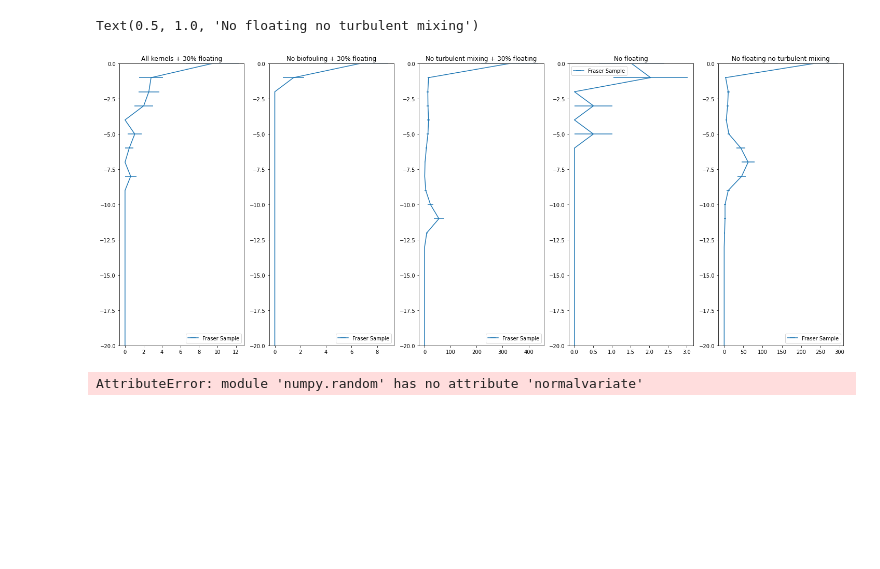
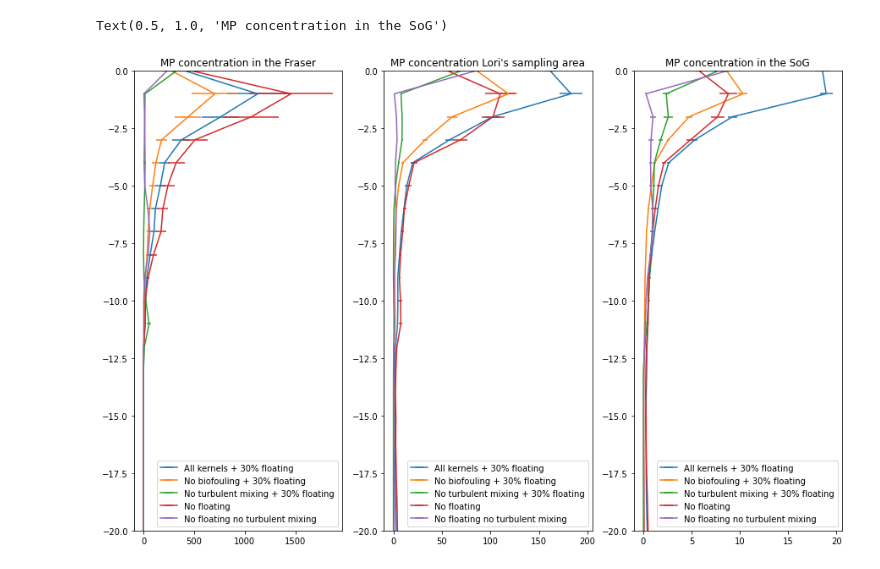
Before and after one commit to SalishSeaCast/analysis-jose, a Jupyter notebook: notebooks/parcels/Remote/Fibres/concentration.ipynb, the cells around one changed output. Drawn from its saved outputs; the diff is of its cells as text; code cells hidden in the pictures; blank space fills up the shorter version.

Commit message:
turbulent working

```diff
--- a/notebooks/parcels/Remote/Fibres/concentration.ipynb
+++ b/notebooks/parcels/Remote/Fibres/concentration.ipynb
@@ -116,4 +146,34 @@ def get_area(latmin,latmax,lonmin,lonmax, conc):
         SD.append(np.std(values)/np.sqrt(Len))
         #print(SD)
     return Mean,SD
+# %%
+def MP_measur(ax,RES):
+    Fraser_MP = RES.iloc[:,[1,7,13,19,25]]
+    Fraser_SE = RES.iloc[:,[2,8,14,20,26]]
+    Lori_MP = RES.iloc[:,[3,9,15,21,27]]
+    Lori_SE = RES.iloc[:,[4,10,16,22,28]]
+    SoG_MP = RES.iloc[:,[5,11,17,23,29]]
+    SoG_SE = RES.iloc[:,[6,12,18,24,30]]
+    label = ['All kernels + 30% floating','No biofouling + 30% floating','No turbulent mixing + 30% floating','No floating','No floating no turbulent mixing']
+    for i in range(5):
+        ax[1].errorbar(Lori_MP.iloc[:,i], -z, xerr = Lori_SE.iloc[:,i],label=label[i])
+        ax[0].errorbar(Fraser_MP.iloc[:,i], -z, xerr = Fraser_SE.iloc[:,i],label=label[i])
+        ax[2].errorbar(SoG_MP.iloc[:,i], -z, xerr = SoG_SE.iloc[:,i],label=label[i])
+    ax[0].legend()
+    ax[1].legend()
+    ax[2].legend()
+    ax[0].set_ylim(-20,0)
+    ax[1].set_ylim(-20,0)
+    ax[2].set_ylim(-20,0)
+    return
+# %%
+RES = pd.read_csv('results.csv')
+fig,axs=plt.subplots(1,3,figsize=(15,10))
+MP_measur(axs,RES)
+axs[0].set_title('MP concentration in the Fraser')
+axs[1].set_title("MP concentration Lori's sampling area")
+axs[2].set_title('MP concentration in the SoG')
+# %% [output]
+Text(0.5, 1.0, 'MP concentration in the SoG')
+[figure, added]
 # %%
@@ -130,15 +194,0 @@ def MP_measure(ax,conc):
-# %%
-fig,axs=plt.subplots(1,5,figsize=(25,10))
-MP_measure(axs[0],conc)
-MP_measure(axs[1],conc1)
-MP_measure(axs[2],conc2)
-MP_measure(axs[3],conc3)
-MP_measure(axs[4],conc4)
-axs[0].set_title('All kernels + 30% floating')
-axs[1].set_title('No biofouling + 30% floating')
-axs[2].set_title('No turbulent mixing + 30% floating')
-axs[3].set_title('No floating')
-axs[4].set_title('No floating no turbulent mixing')
-# %% [output]
-Text(0.5, 1.0, 'No floating no turbulent mixing')
-[figure, removed]
@@ -145,9 +210,7 @@ Text(0.5, 1.0, 'No floating no turbulent mixing')
 # %%
-dW = np.random.normalvariate(0, sqrt(particle.dt))
-wprime = Kzdz + (sqrt(2*Kz)*dW)/particle.dt
-dzp = wprime*particle.dt
+# dW = np.random.normalvariate(0, sqrt(particle.dt))
+# wprime = Kzdz + (sqrt(2*Kz)*dW)/particle.dt
+# dzp = wprime*particle.dt
-# %% [output]
-AttributeError: module 'numpy.random' has no attribute 'normalvariate'
 # %%
 # fig = plt.figure(figsize=(19, 8))
 # anim = mapanimation(conc,clon,clat,fps=1)
```
Also changed, not shown: parts of 5 cells of this notebook, 1 other file.
